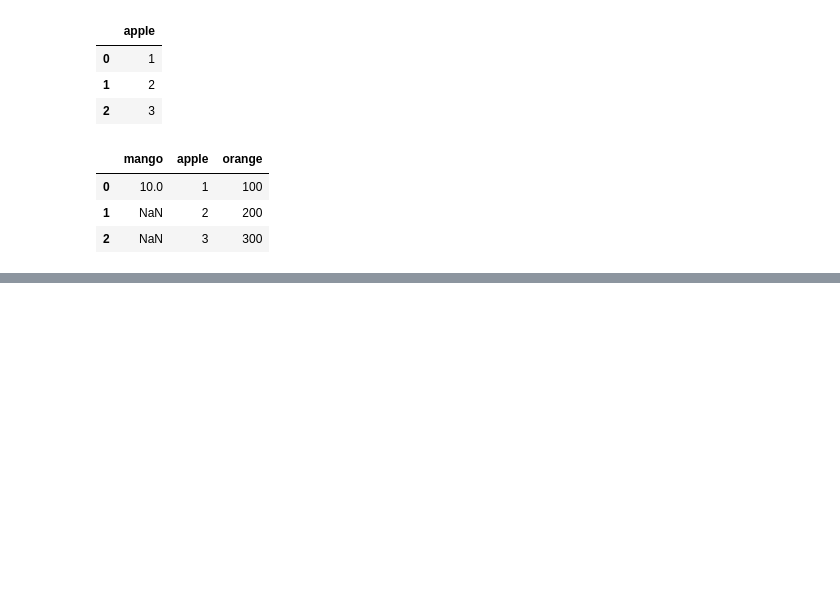
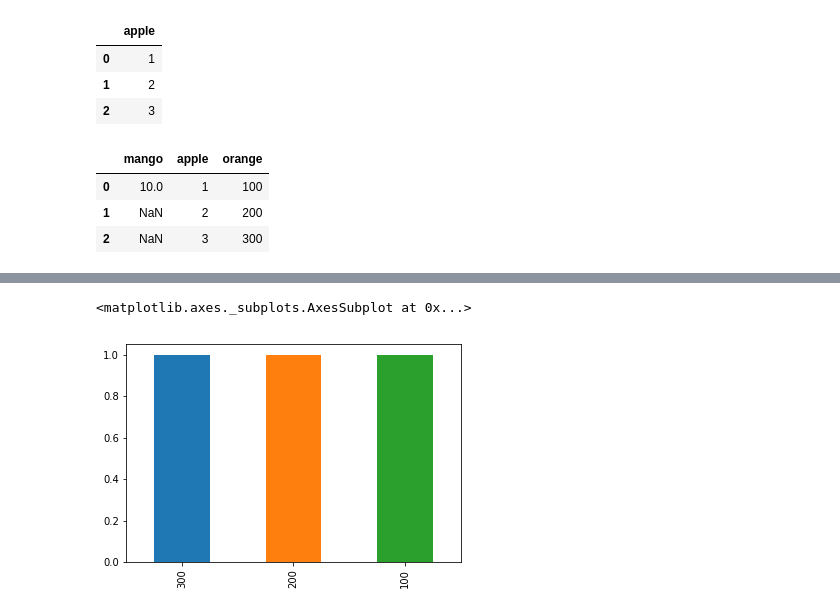
Before and after one commit to PadmarajBhat/DataAnalyst-1, a Jupyter notebook: Introduction to Python/IntroToPythonProgramming.ipynb, the cells around one changed output, grey strips where cells are left out. Drawn from its saved outputs; the diff is of its cells as text; code cells hidden in the pictures; blank space fills up the shorter version.

```diff
--- a/Introduction to Python/IntroToPythonProgramming.ipynb
+++ b/Introduction to Python/IntroToPythonProgramming.ipynb
@@ -1374,0 +1395,5 @@ df.loc[:,'mango':'orange']
+# %%
+df.orange.value_counts().plot(kind='bar')
+# %% [output]
+<matplotlib.axes._subplots.AxesSubplot at 0x...>
+[figure, added]
```
Also changed, not shown: parts of 32 cells of this notebook.
